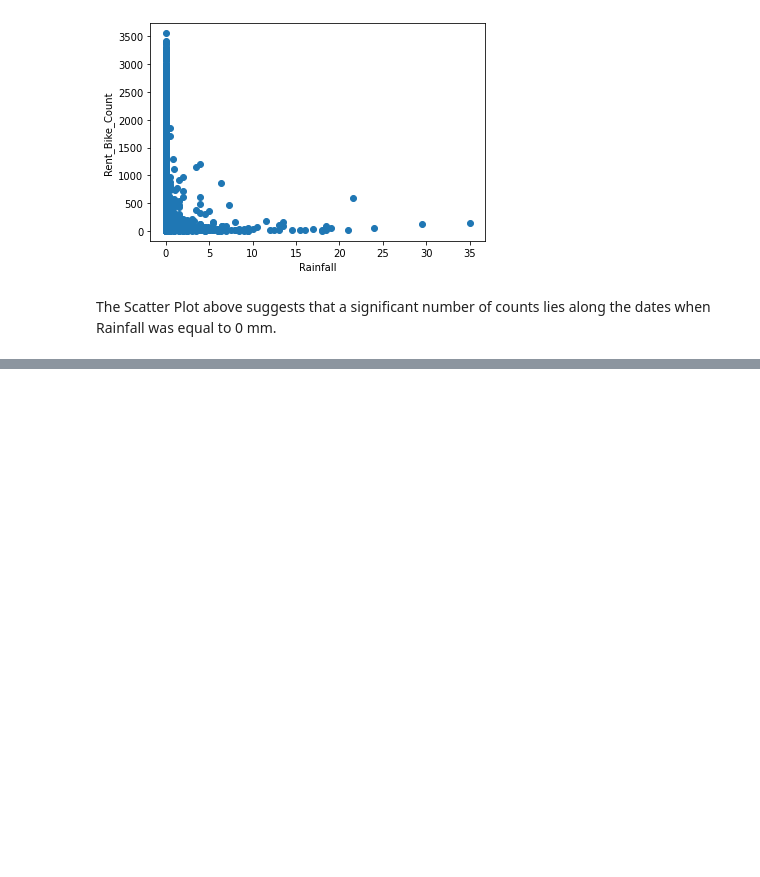
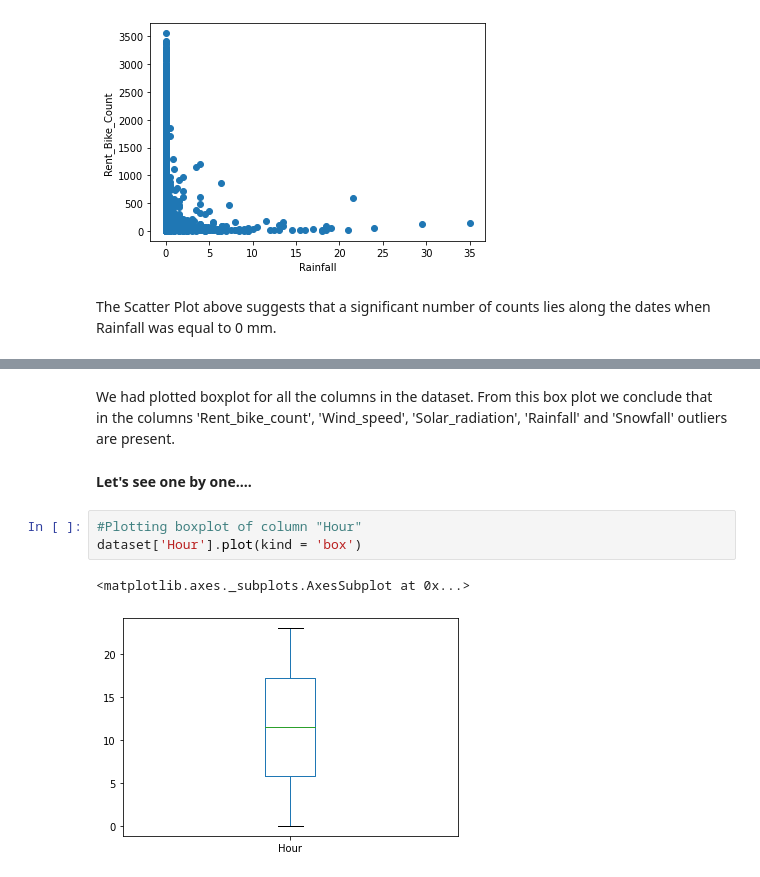
Before and after one commit to sapanapawar/Bike-Sharing-Demand-Prediction, a Jupyter notebook: Bike_Sharing_Demand_Prediction_Sapana_Pawar.ipynb, the cells around one changed output, grey strips where cells are left out. Saved outputs shown, nothing was run; the diff lists cells and outputs as text; blank space fills up the shorter version.

```diff
--- a/Bike_Sharing_Demand_Prediction_Sapana_Pawar.ipynb
+++ b/Bike_Sharing_Demand_Prediction_Sapana_Pawar.ipynb
@@ -270,0 +282,10 @@ to 0 mm.
+# %% [markdown]
+We had plotted boxplot for all the columns in the dataset. From this box plot we conclude that in the columns 'Rent_bike_count', 'Wind_speed', 'Solar_radiation', 'Rainfall' and 'Snowfall' outliers are present.
+# %% [markdown]
+**Let's see one by one....**
+# %%
+#Plotting boxplot of column "Hour"
+dataset['Hour'].plot(kind = 'box')
+# %% [output]
+<matplotlib.axes._subplots.AxesSubplot at 0x...>
+[figure, added]
```
Also changed, not shown: parts of 26 cells of this notebook.
